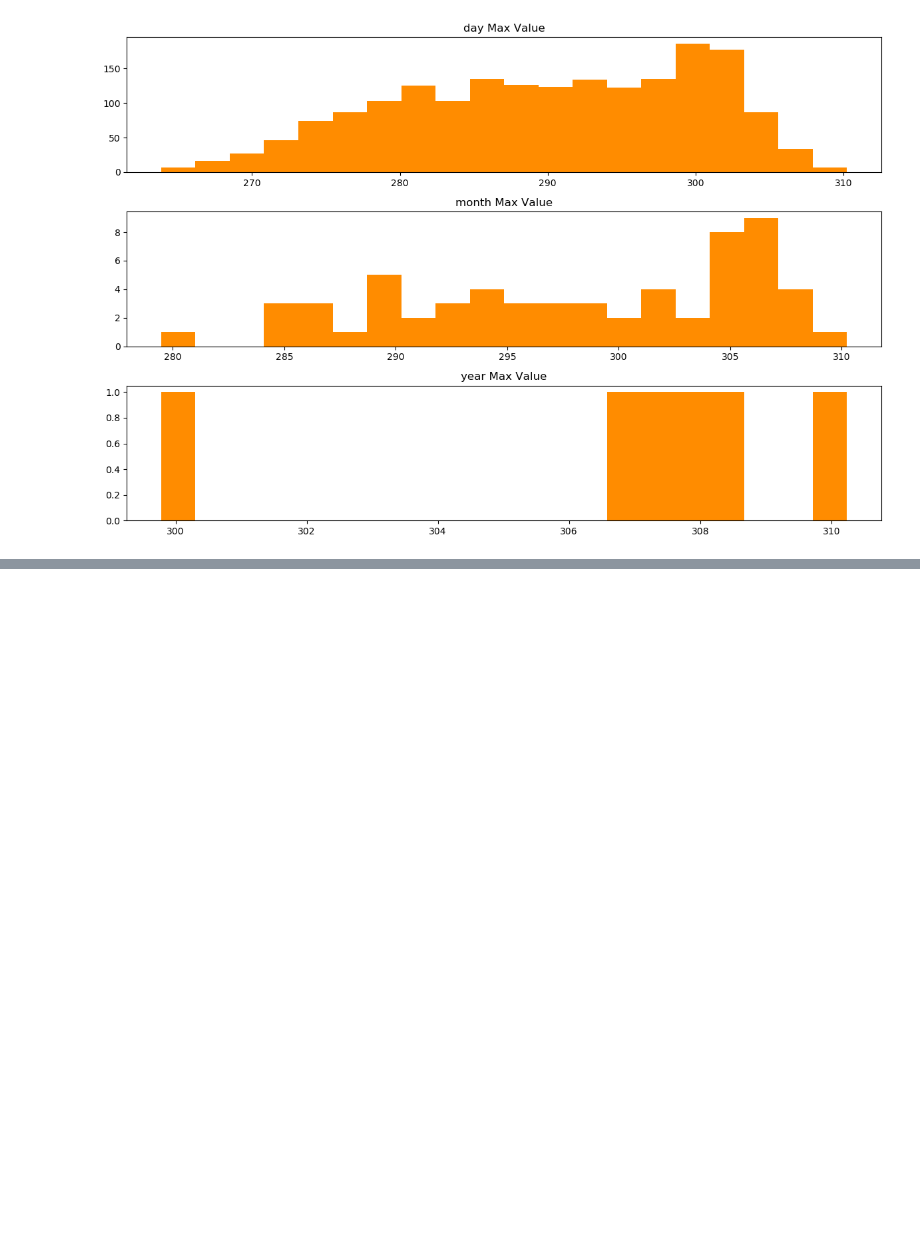
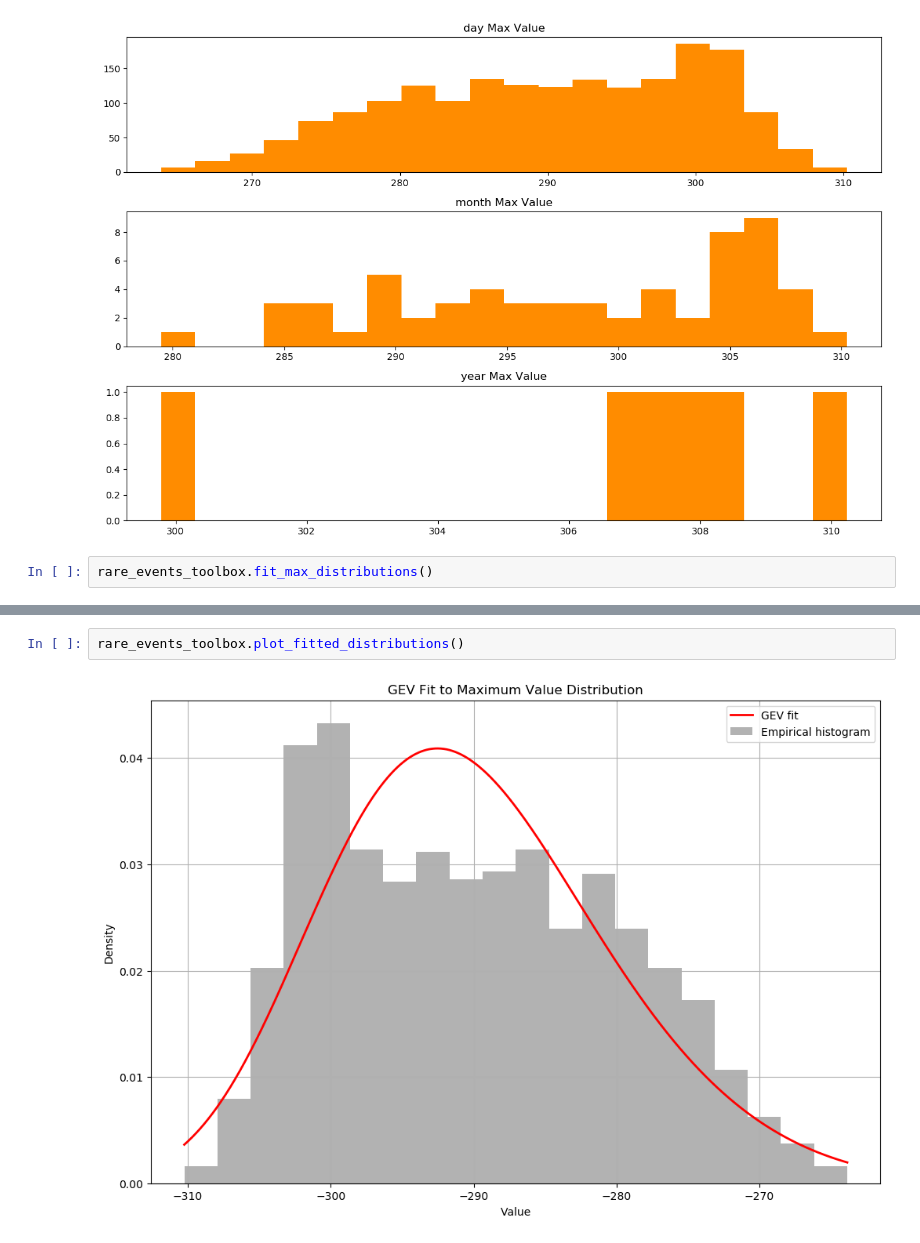
Before and after one commit to PieroPaialungaAI/RareEvents, a Jupyter notebook: temp.ipynb, the cells around one changed output, grey strips where cells are left out. Cells and saved outputs as stored; diff of their text form; blank space fills up the shorter version.

```diff
--- a/temp.ipynb
+++ b/temp.ipynb
@@ -38,3 +38,5 @@ max_values_result = rare_events_toolbox.extract_max_values()
 rare_events_toolbox.plot_distributions()
 # %% [output]
 [figure]
+# %%
+rare_events_toolbox.fit_max_distributions()
@@ -40,0 +53,4 @@ rare_events_toolbox.plot_distributions()
+# %%
+rare_events_toolbox.plot_fitted_distributions()
+# %% [output]
+[figure, added]
```
Also changed, not shown: parts of 1 cell of this notebook, 5 other files.
